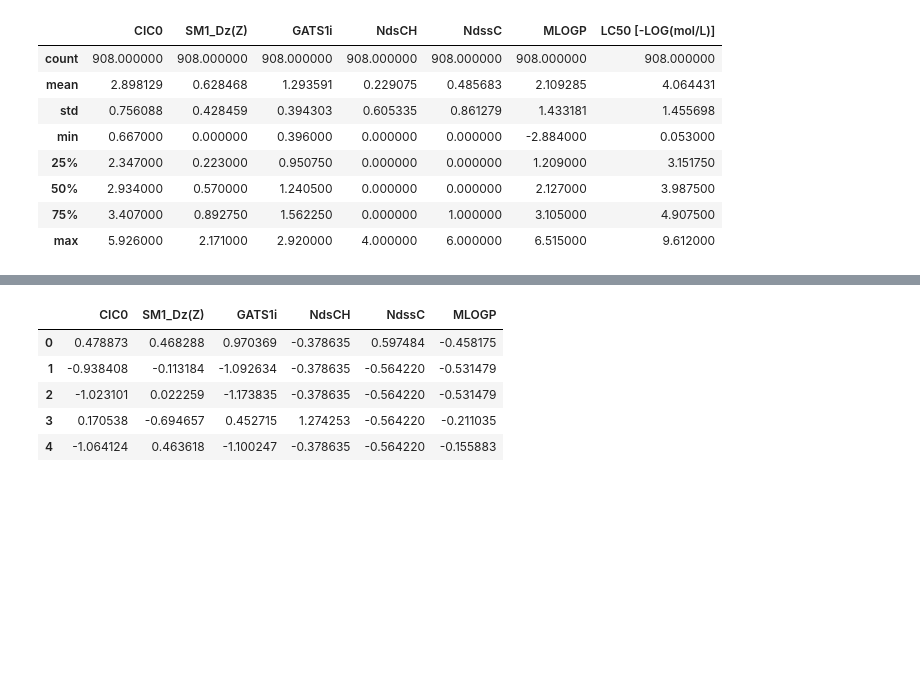
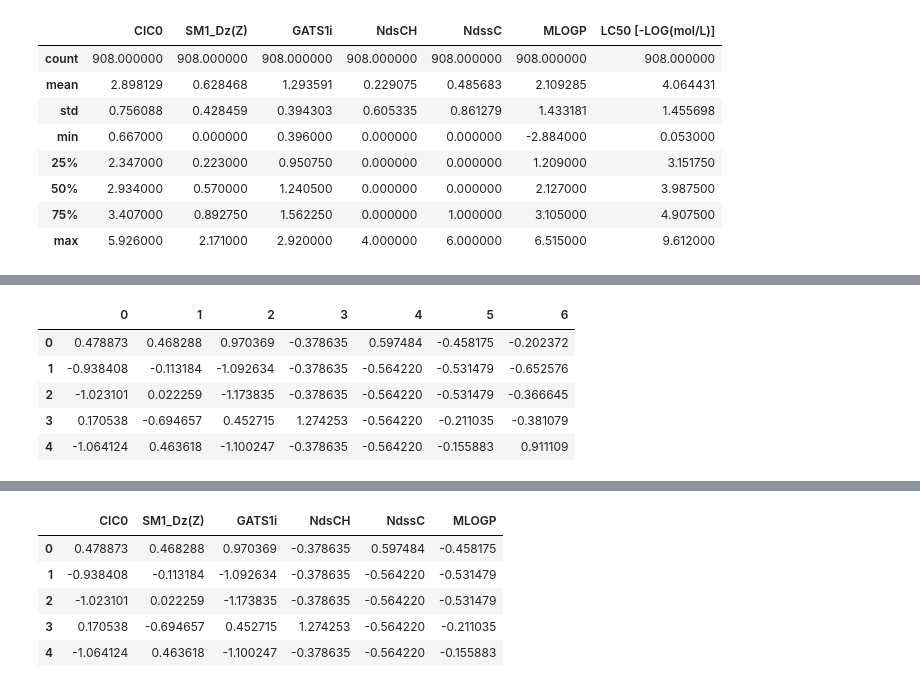
Before and after one commit to OmkarBhosale06/LC50_ML, a Jupyter notebook: LC50.ipynb, the cells around one changed output, grey strips where cells are left out. Saved outputs shown, nothing was run; the diff lists cells and outputs as text; code cells hidden in the pictures; blank space fills up the shorter version.

```diff
--- a/LC50.ipynb
+++ b/LC50.ipynb
@@ -77,2 +95,13 @@ df = pd.DataFrame(data)
+# %%
+
+df = pd.DataFrame(scaled_data)
+df.head()
+# %% [output]
+|  | 0 | 1 | 2 | 3 | 4 | 5 | 6 |
+| 0 | 0.478873 | 0.468288 | 0.970369 | -0.378635 | 0.597484 | -0.458175 | -0.202372 |
+| 1 | -0.938408 | -0.113184 | -1.092634 | -0.378635 | -0.564220 | -0.531479 | -0.652576 |
+| 2 | -1.023101 | 0.022259 | -1.173835 | -0.378635 | -0.564220 | -0.531479 | -0.366645 |
+| 3 | 0.170538 | -0.694657 | 0.452715 | 1.274253 | -0.564220 | -0.211035 | -0.381079 |
+| 4 | -1.064124 | 0.463618 | -1.100247 | -0.378635 | -0.564220 | -0.155883 | 0.911109 |
 # %%
 df.columns = column_names
```
Also changed, not shown: parts of 22 cells of this notebook.
